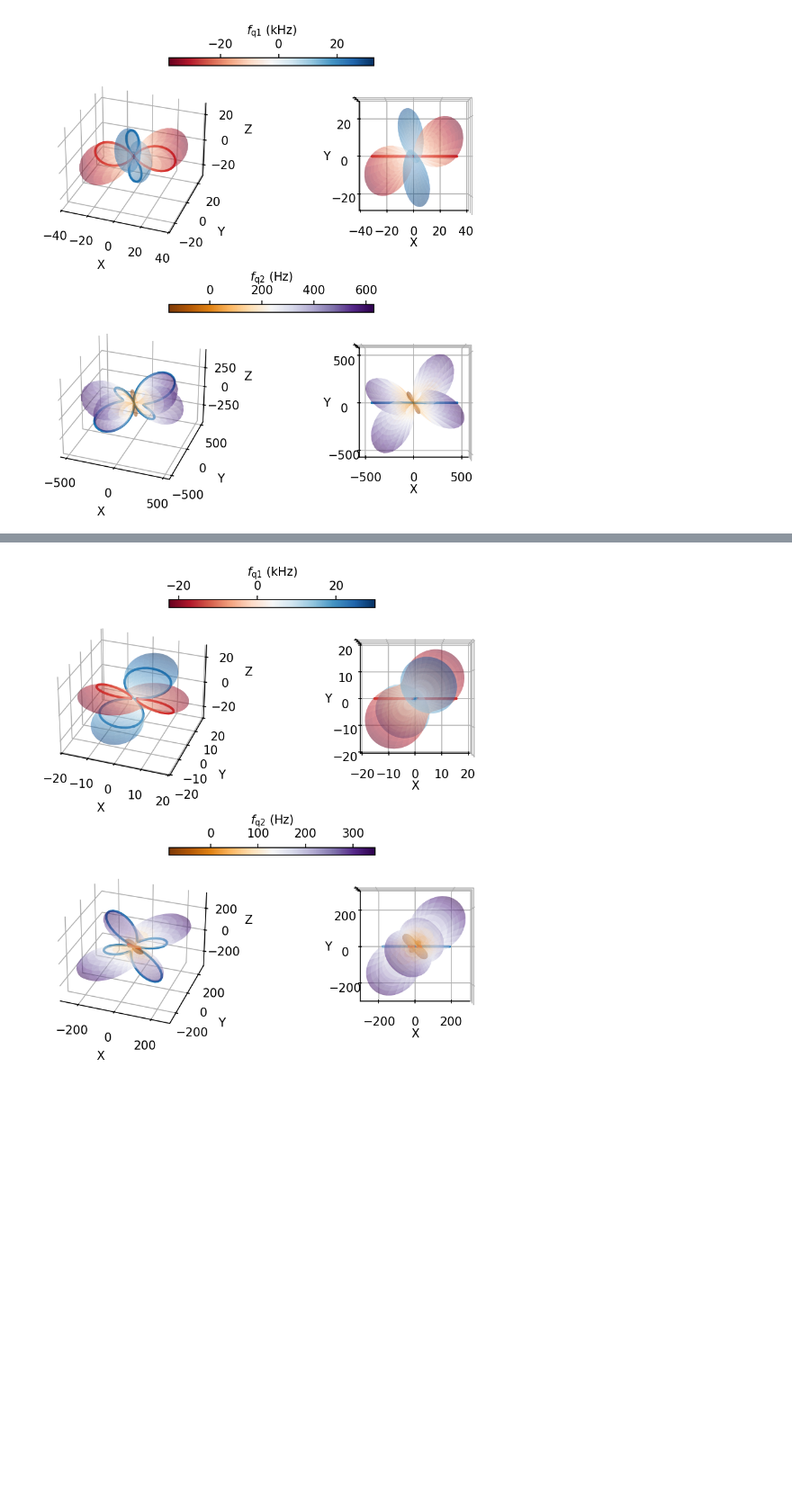
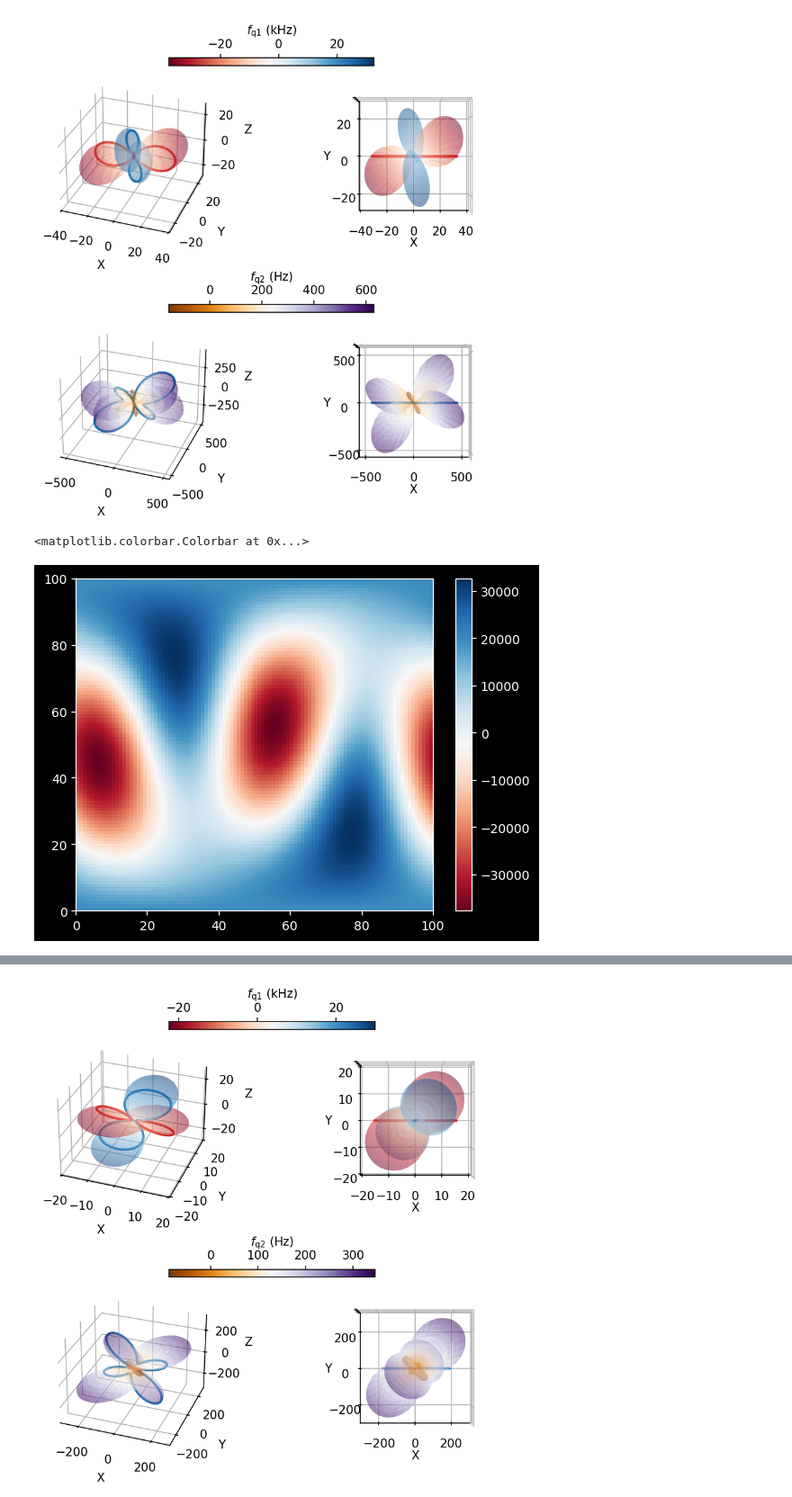
Before and after one commit to arjenvaartjes/Psyduck, a Jupyter notebook: examples/quadrupole modeling/extracting_quadrupole_tensor_few_angles.ipynb, the cells around one changed output, grey strips where cells are left out. Shown at 90% size. Drawn from its saved outputs; the diff is of its cells as text; code cells hidden in the pictures; blank space fills up the shorter version.

```diff
--- a/examples/quadrupole modeling/extracting_quadrupole_tensor_few_angles.ipynb
+++ b/examples/quadrupole modeling/extracting_quadrupole_tensor_few_angles.ipynb
@@ -379,3 +379,13 @@ V_ab = np.array([[Vxx, Vxy, Vxz], [Vxy, Vyy, Vyz], [Vxz, Vyz, Vzz]]) * 1e19
 plot_quadrupole_tensor(V_ab, I_SPIN, B0, GAMMA_NUCLEAR, Q_N)
 # %% [output]
 [figure]
+# %%
+theta_grid = np.linspace(0, np.pi, 100)
+phi_grid = np.linspace(0, 2 * np.pi, 100)
+fq1_grid = get_fq1(V_ab, I_SPIN, B0, GAMMA_NUCLEAR, Q_N, theta_grid, phi_grid)
+# %%
+plt.pcolormesh(fq1_grid, cmap='RdBu')
+plt.colorbar()
+# %% [output]
+<matplotlib.colorbar.Colorbar at 0x...>
+[figure, added]
```
Also changed, not shown: parts of 5 cells of this notebook, 4 other files.
